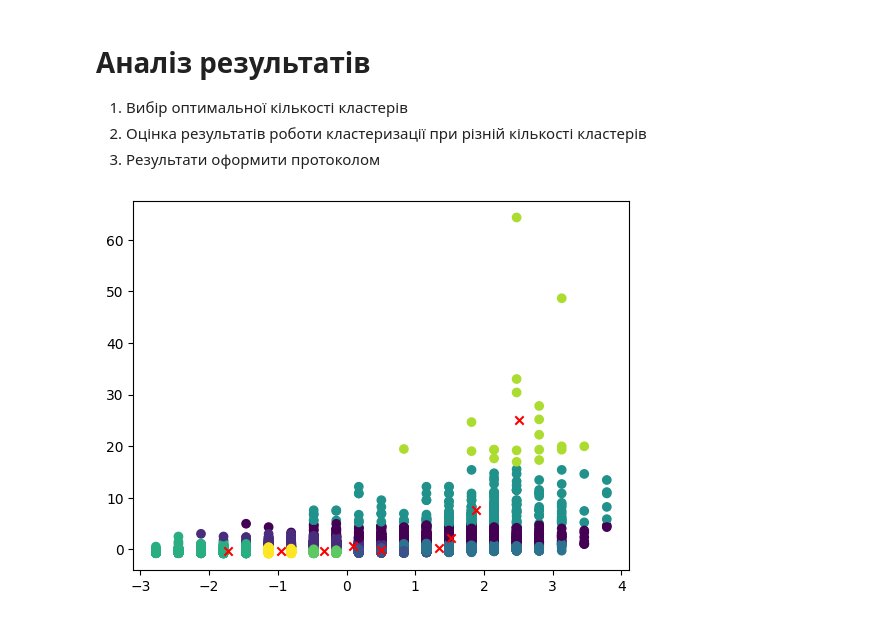
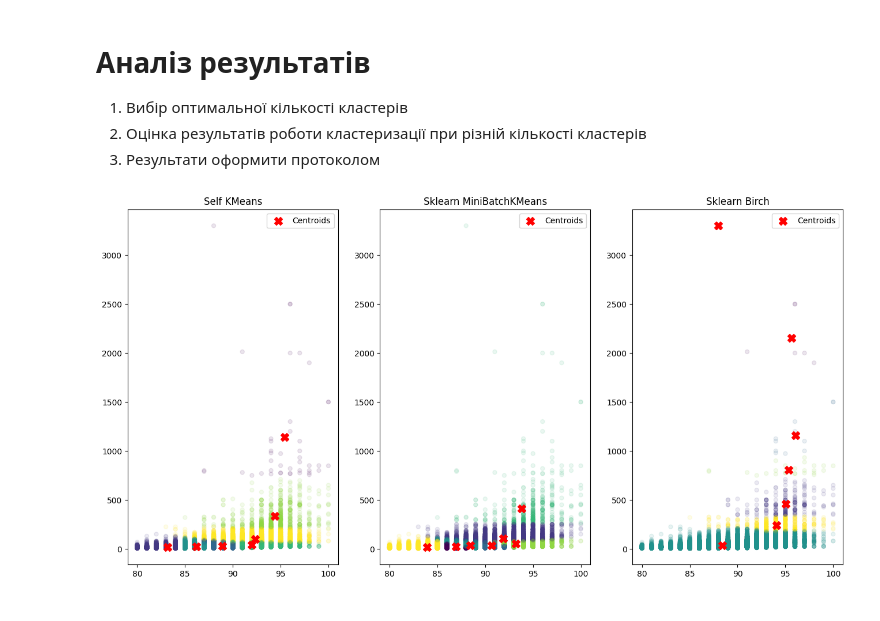
Before and after one commit to KlymentievMaksym/MLM, a Jupyter notebook: Lab5/Maksym_Klymentiev_FI21_Clustering.ipynb, the cells around one changed output. Cells and saved outputs as stored; diff of their text form; code cells hidden in the pictures.

```diff
--- a/Lab5/Maksym_Klymentiev_FI21_Clustering.ipynb
+++ b/Lab5/Maksym_Klymentiev_FI21_Clustering.ipynb
@@ -117,13 +116,10 @@ winery                       0
 dtype: int64
 [figure]
 # %%
-points_median = data.loc[data["points"] > 0, "points"].median()
-data.loc[data["points"].isnull(), "points"] = points_median
-
 price_median = data.loc[data["price"] > 0, "price"].median()
 data.loc[data["price"].isnull(), "price"] = price_median
 
-data_ = data[["points", "price"]][:30_000]
+data_ = data[["points", "price"]]#[:30_000]
 
 corr = data_.corr()
 plt.figure(figsize=(10,8))
@@ -197,19 +200,44 @@ plt.show()
 # %%
-agg = AgglomerativeClustering(n_clusters=3)
-labels_agg = agg.fit_predict(X_scaled)
+minibatch = MiniBatchKMeans(n_clusters=optimal_k, n_init=3)
+minibatch_labels = minibatch.fit_predict(X_scaled)
 
-db = DBSCAN(eps=0.5, min_samples=5)
-labels_db = db.fit_predict(X_scaled)
+birch = Birch(n_clusters=optimal_k, branching_factor=100)
+birch_labels = birch.fit_predict(X_scaled)
 # %% [markdown]
 # Аналіз результатів
 1. Вибір оптимальної кількості кластерів
 2. Оцінка результатів роботи кластеризації при різній кількості кластерів
 3. Результати оформити протоколом
 # %%
-plt.scatter(*X_scaled.T, c=labels, cmap='viridis')
-plt.scatter(*centroids.T, c='red', marker='x')
+fig, axes = plt.subplots(1, 3, figsize=(16, 8))
+
+size_standart = 25
+size_cross = 100
+alpha=0.1
+cmap = 'plasma'
+cmap = 'viridis'
+
+axes[0].scatter(*data_.to_numpy().T, c=my_kmeans.labels, cmap=cmap, s=size_standart, alpha=alpha)
+axes[0].set_title("Self KMeans")
+centroids = scaler.inverse_transform(my_kmeans.centroids)
+axes[0].scatter(*centroids.T, s=size_cross, c='red', marker='X', label='Centroids')
+axes[0].legend()
+
+axes[1].scatter(*data_.to_numpy().T, c=minibatch_labels, cmap=cmap, s=size_standart, alpha=alpha)
+axes[1].set_title("Sklearn MiniBatchKMeans")
+centroids = scaler.inverse_transform(minibatch.cluster_centers_)
+axes[1].scatter(*centroids.T, s=size_cross, c='red', marker='X', label='Centroids')
+axes[1].legend()
+
+axes[2].scatter(*data_.to_numpy().T, c=birch_labels, cmap=cmap, s=size_standart, alpha=alpha)
+axes[2].set_title("Sklearn Birch")
+centroids = np.array([X_scaled[birch_labels == j].mean(axis=0) for j in range(optimal_k)])
+centroids = scaler.inverse_transform(centroids)
+axes[2].scatter(*centroids.T, s=size_cross, c='red', marker='X', label='Centroids')
+axes[2].legend()
+
 plt.show()
 # %% [output]
-[figure, old version]
+[figure, new version]
 # %% [markdown]
 # Контрольні питання
```
Also changed, not shown: parts of 7 cells of this notebook, 1 other file.
